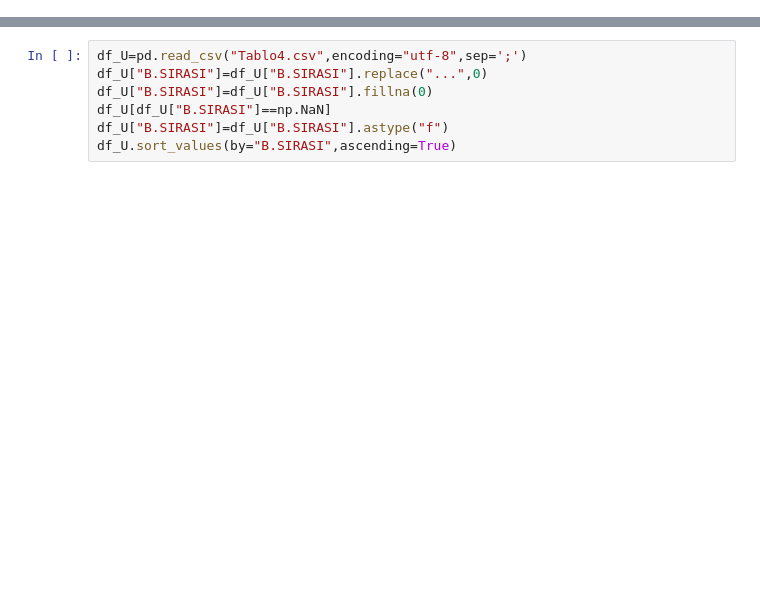
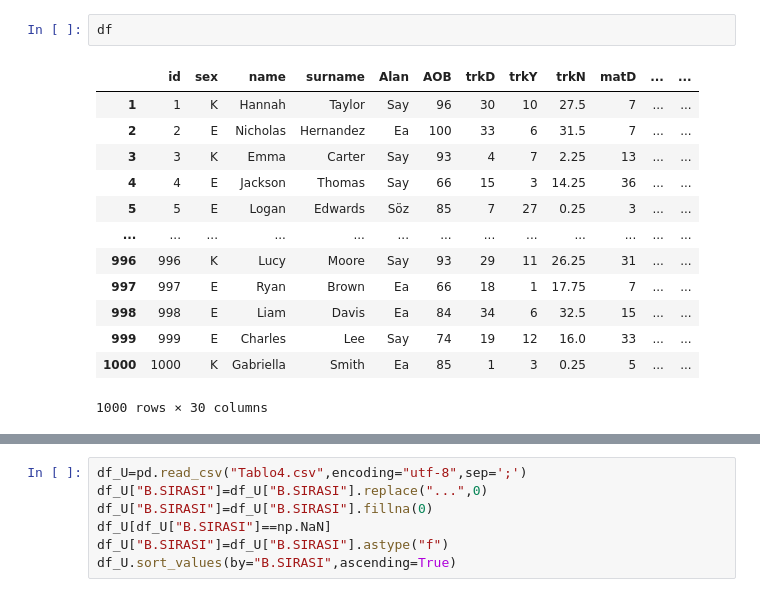
Before and after one commit to halil67/sinav, a Jupyter notebook: Untitled.ipynb, the cells around one changed output, grey strips where cells are left out. Cells and saved outputs as stored; diff of their text form; blank space fills up the shorter version.

```diff
--- a/Untitled.ipynb
+++ b/Untitled.ipynb
@@ -175,4 +183,20 @@ print("Bitti")
 Bitti
+# %%
+df
+# %% [output]
+|  | id | sex | name | surname | Alan | AOB | trkD | trkY | trkN | matD | ... | ... |
+| 1 | 1 | K | Hannah | Taylor | Say | 96 | 30 | 10 | 27.5 | 7 | ... | ... |
+| 2 | 2 | E | Nicholas | Hernandez | Ea | 100 | 33 | 6 | 31.5 | 7 | ... | ... |
+| 3 | 3 | K | Emma | Carter | Say | 93 | 4 | 7 | 2.25 | 13 | ... | ... |
+| 4 | 4 | E | Jackson | Thomas | Say | 66 | 15 | 3 | 14.25 | 36 | ... | ... |
+| 5 | 5 | E | Logan | Edwards | Söz | 85 | 7 | 27 | 0.25 | 3 | ... | ... |
+| ... | ... | ... | ... | ... | ... | ... | ... | ... | ... | ... | ... | ... |
+| 996 | 996 | K | Lucy | Moore | Say | 93 | 29 | 11 | 26.25 | 31 | ... | ... |
+| 997 | 997 | E | Ryan | Brown | Ea | 66 | 18 | 1 | 17.75 | 7 | ... | ... |
+| 998 | 998 | E | Liam | Davis | Ea | 84 | 34 | 6 | 32.5 | 15 | ... | ... |
+| 999 | 999 | E | Charles | Lee | Say | 74 | 19 | 12 | 16.0 | 33 | ... | ... |
+| 1000 | 1000 | K | Gabriella | Smith | Ea | 85 | 1 | 3 | 0.25 | 5 | ... | ... |
+1000 rows × 30 columns
 # %%
 
 df["TopN"]=df["trkN"]+df["matN"]+df["fenN"]+df["sosN"]
```
Also changed, not shown: parts of 18 cells of this notebook, 3 other files.
